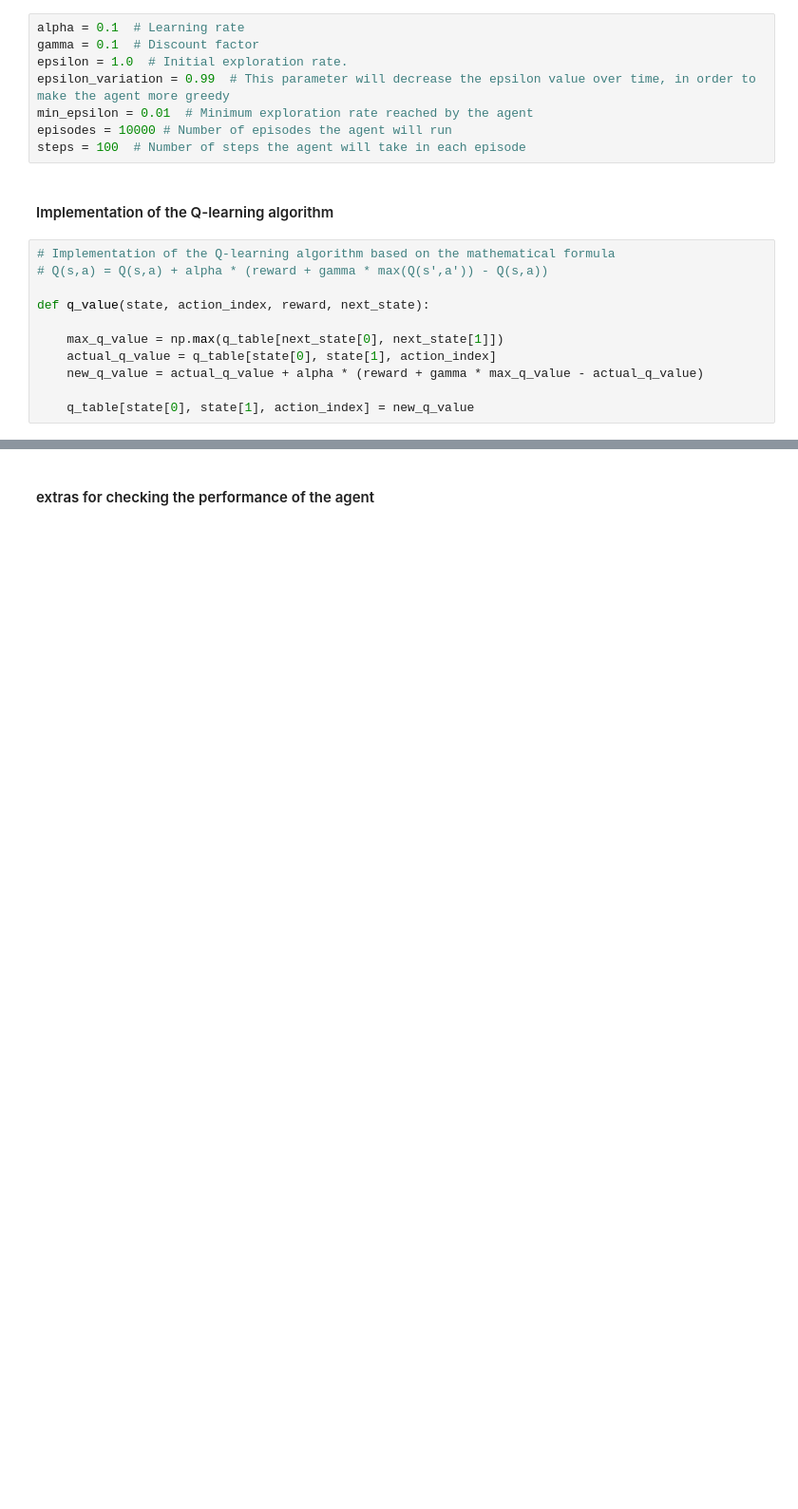
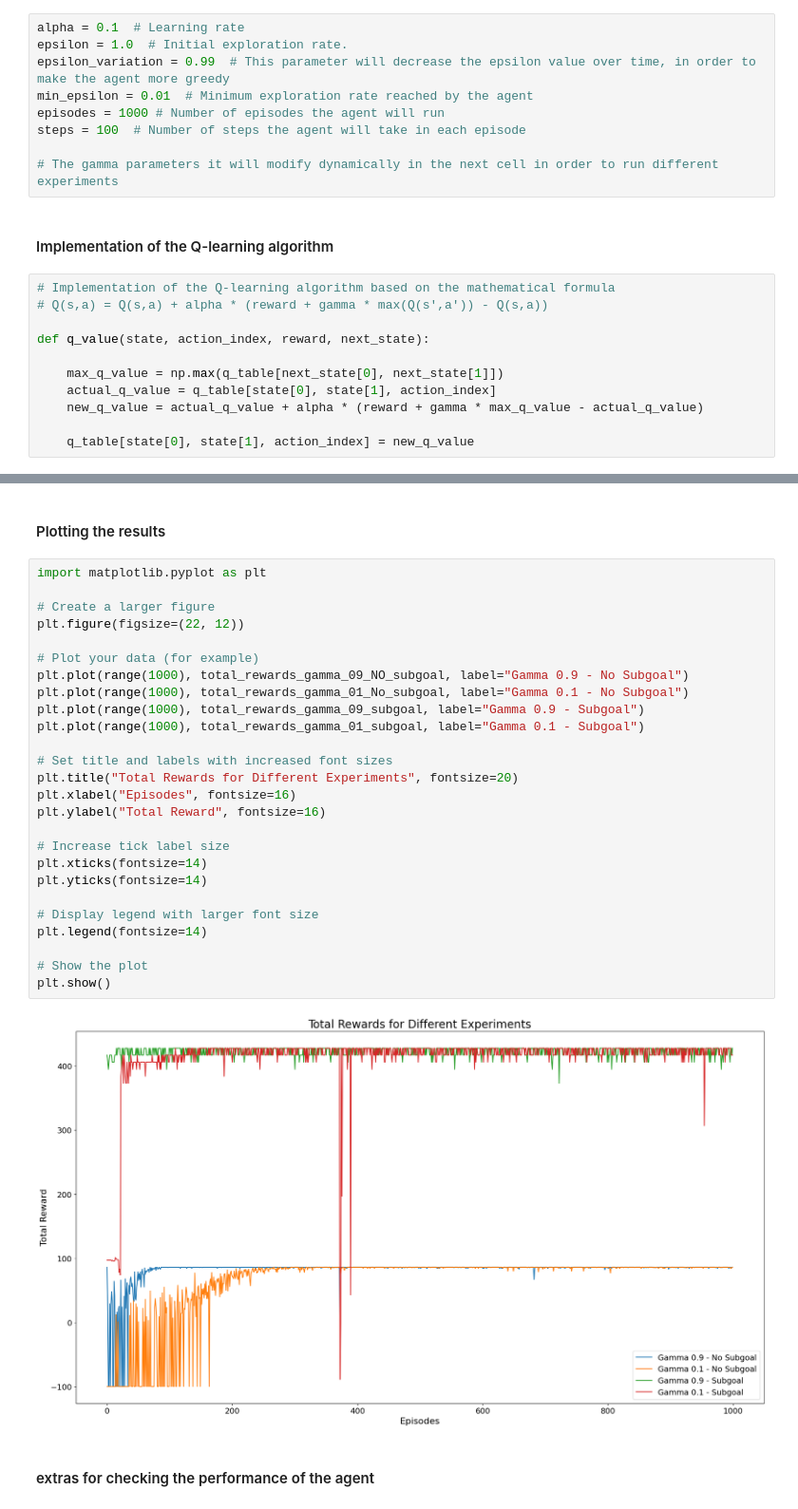
Before and after one commit to Steppenwolf2323/VU-minor-RL, a Jupyter notebook: RL-project.ipynb, the cells around one changed output, grey strips where cells are left out. Shown at 95% size. Saved outputs shown, nothing was run; the diff lists cells and outputs as text; blank space fills up the shorter version.

```diff
--- a/RL-project.ipynb
+++ b/RL-project.ipynb
@@ -191,12 +191,13 @@ def select_action(state, epsilon):
 #### Hyperparameters
 # %%
 alpha = 0.1  # Learning rate
-gamma = 0.1  # Discount factor
 epsilon = 1.0  # Initial exploration rate.
 epsilon_variation = 0.99  # This parameter will decrease the epsilon value over time, in order to make the agent more greedy
 min_epsilon = 0.01  # Minimum exploration rate reached by the agent
-episodes = 10000 # Number of episodes the agent will run
+episodes = 1000 # Number of episodes the agent will run
 steps = 100  # Number of steps the agent will take in each episode
+
+# The gamma parameters it will modify dynamically in the next cell in order to run different experiments
 # %% [markdown]
 #### Implementation of the Q-learning algorithm
 # %%
@@ -275,3 +288,33 @@ Episode 10000/10000, Total reward: 417
+# %% [markdown]
+#### Plotting the results
+# %%
+import matplotlib.pyplot as plt
+
+# Create a larger figure
+plt.figure(figsize=(22, 12))
+
+# Plot your data (for example)
+plt.plot(range(1000), total_rewards_gamma_09_NO_subgoal, label="Gamma 0.9 - No Subgoal")
+plt.plot(range(1000), total_rewards_gamma_01_No_subgoal, label="Gamma 0.1 - No Subgoal")
+plt.plot(range(1000), total_rewards_gamma_09_subgoal, label="Gamma 0.9 - Subgoal")
+plt.plot(range(1000), total_rewards_gamma_01_subgoal, label="Gamma 0.1 - Subgoal")
+
+# Set title and labels with increased font sizes
+plt.title("Total Rewards for Different Experiments", fontsize=20)
+plt.xlabel("Episodes", fontsize=16)
+plt.ylabel("Total Reward", fontsize=16)
+
+# Increase tick label size
+plt.xticks(fontsize=14)
+plt.yticks(fontsize=14)
+
+# Display legend with larger font size
+plt.legend(fontsize=14)
+
+# Show the plot
+plt.show()
+# %% [output]
+[figure, added]
 # %% [markdown]
 #### extras for checking the performance of the agent
 # %%
```
Also changed, not shown: parts of 4 cells of this notebook.
